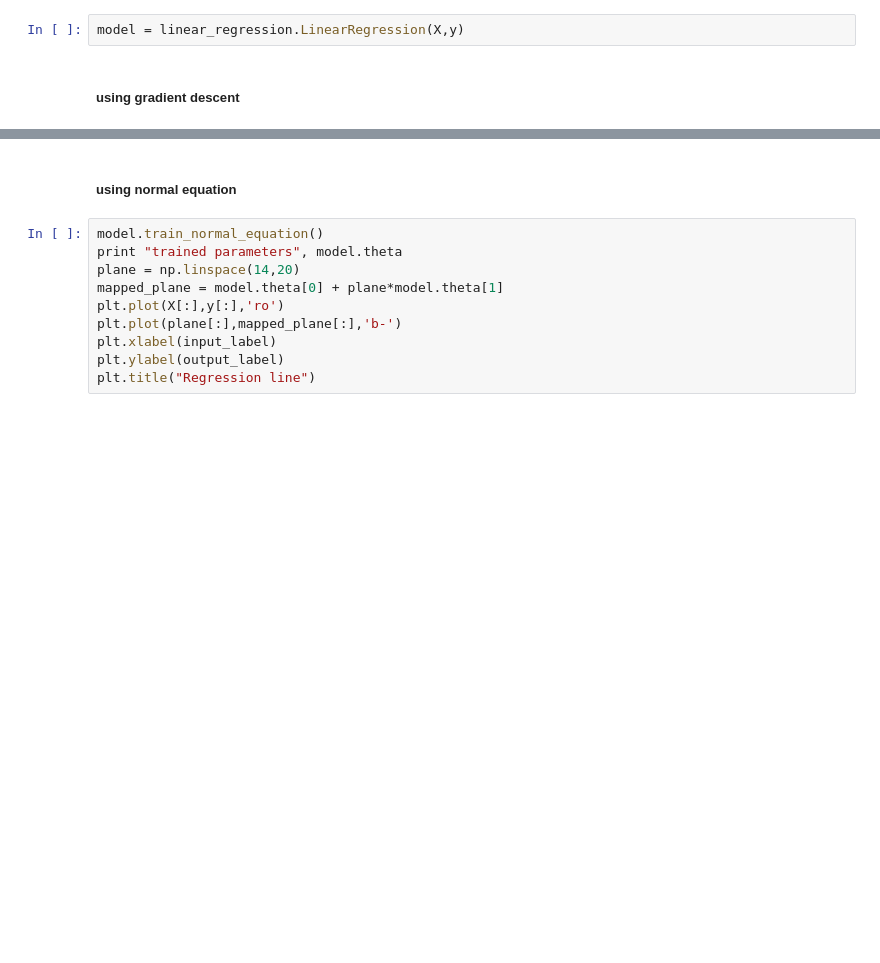
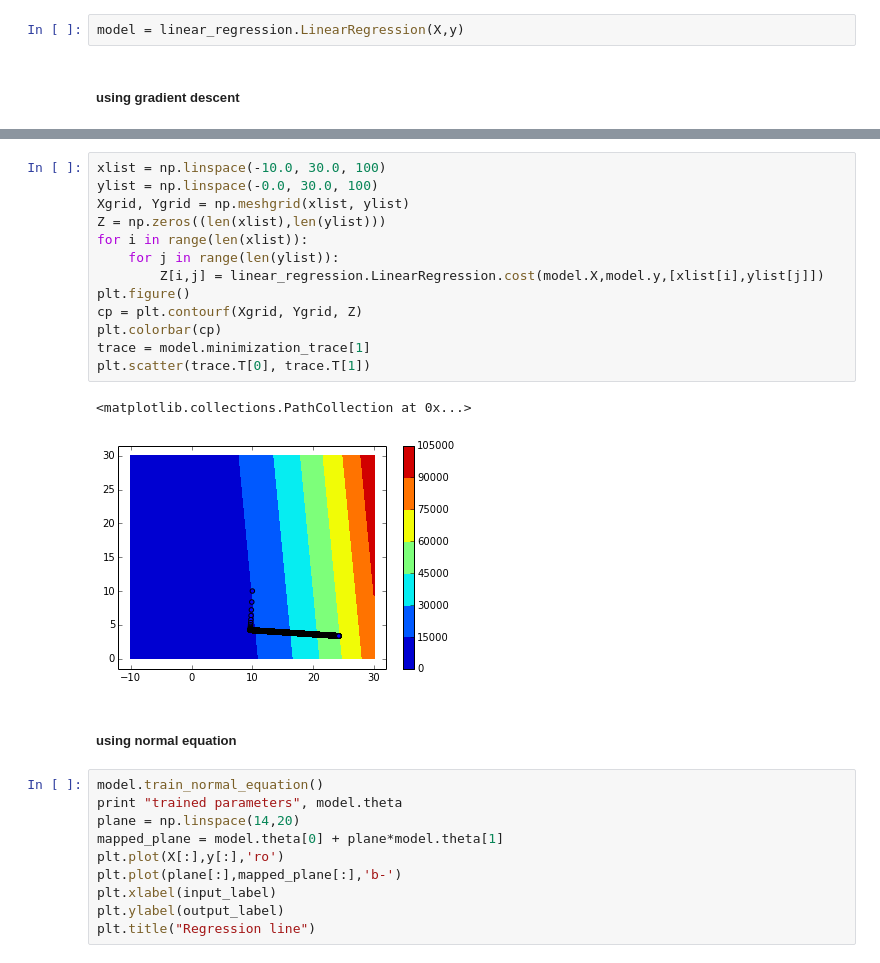
Before and after one commit to stand-by/MachineLearning_algorithms, a Jupyter notebook: examples/linear_regression.ipynb, the cells around one changed output, grey strips where cells are left out. Drawn from its saved outputs; the diff is of its cells as text; blank space fills up the shorter version.

Commit message:
add contour of cost function along with gradient descent trace in notebook

```diff
--- a/examples/linear_regression.ipynb
+++ b/examples/linear_regression.ipynb
@@ -57,3 +61,19 @@ plt.title("Convergence of Cost Function")
+# %%
+xlist = np.linspace(-10.0, 30.0, 100)
+ylist = np.linspace(-0.0, 30.0, 100)
+Xgrid, Ygrid = np.meshgrid(xlist, ylist)
+Z = np.zeros((len(xlist),len(ylist)))
+for i in range(len(xlist)):
+    for j in range(len(ylist)):
+        Z[i,j] = linear_regression.LinearRegression.cost(model.X,model.y,[xlist[i],ylist[j]])
+plt.figure()
+cp = plt.contourf(Xgrid, Ygrid, Z)
+plt.colorbar(cp)
+trace = model.minimization_trace[1]
+plt.scatter(trace.T[0], trace.T[1])
+# %% [output]
+<matplotlib.collections.PathCollection at 0x...>
+[figure, added]
 # %% [markdown]
 ##### using normal equation
 # %%
```
Also changed, not shown: parts of 2 cells of this notebook.
